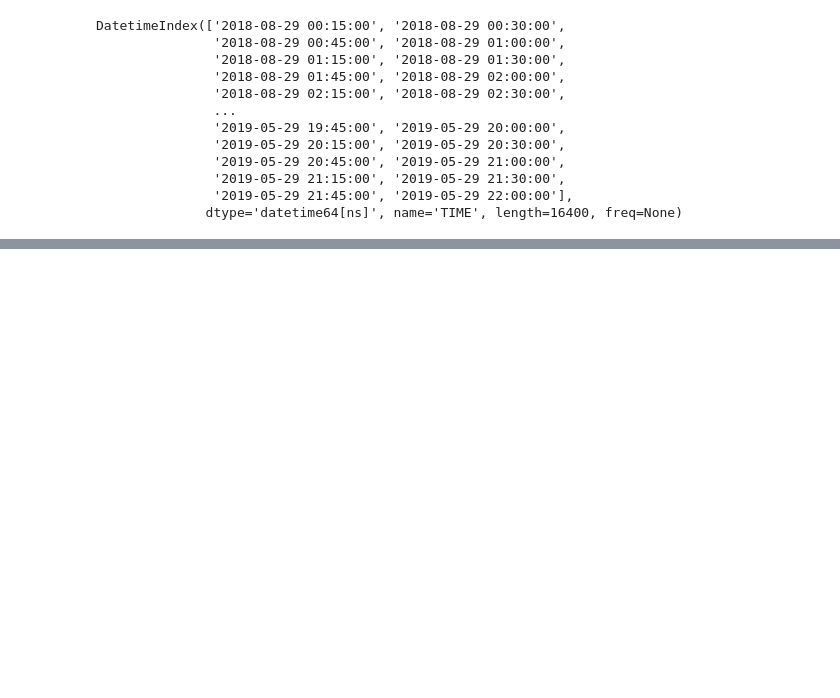
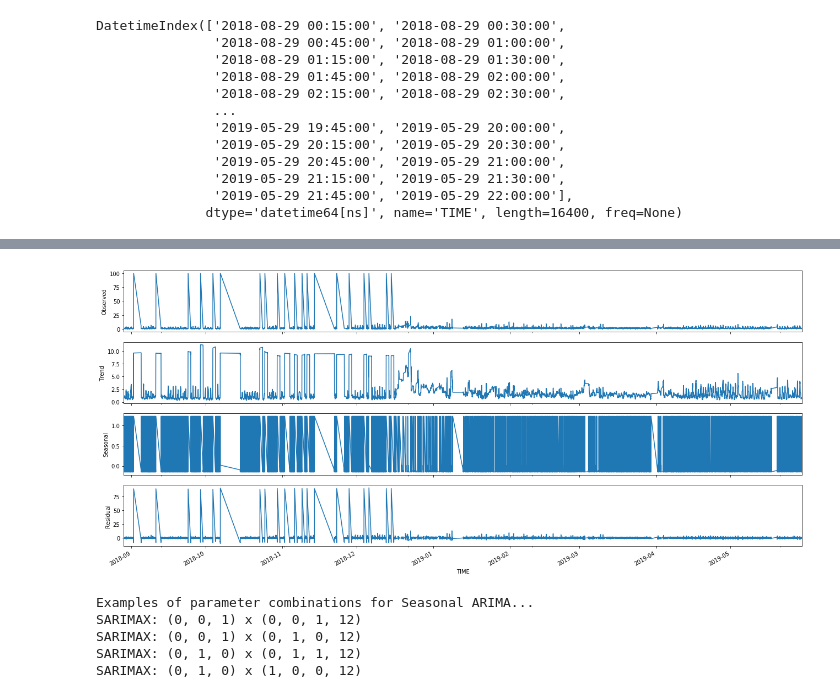
Before and after one commit to kaustav1996/utility_data_analysis, a Jupyter notebook: analyze_csv_data.ipynb, the cells around one changed output, grey strips where cells are left out. Cells and saved outputs as stored; diff of their text form; code cells hidden in the pictures; blank space fills up the shorter version.

```diff
--- a/analyze_csv_data.ipynb
+++ b/analyze_csv_data.ipynb
@@ -96,0 +85,35 @@ plt.plot(ts['2019-01-01'])
+# %%
+# ! pip install --upgrade Cython
+# ! pip install --upgrade git+https://github.com/statsmodels/statsmodels
+import statsmodels.api as sm
+
+from pylab import rcParams
+rcParams['figure.figsize'] = 18, 8
+decomposition = sm.tsa.seasonal_decompose(ts, model='additive', freq = 12)
+fig = decomposition.plot()
+plt.show()
+# %% [output]
+[figure, added]
+# %%
+import itertools
+# warnings.filterwarnings("ignore")
+plt.style.use('fivethirtyeight')
+import matplotlib
+matplotlib.rcParams['axes.labelsize'] = 14
+matplotlib.rcParams['xtick.labelsize'] = 12
+matplotlib.rcParams['ytick.labelsize'] = 12
+matplotlib.rcParams['text.color'] = 'k'
+p = d = q = range(0, 2)
+pdq = list(itertools.product(p, d, q))
+seasonal_pdq = [(x[0], x[1], x[2], 12) for x in list(itertools.product(p, d, q))]
+print('Examples of parameter combinations for Seasonal ARIMA...')
+print('SARIMAX: {} x {}'.format(pdq[1], seasonal_pdq[1]))
+print('SARIMAX: {} x {}'.format(pdq[1], seasonal_pdq[2]))
+print('SARIMAX: {} x {}'.format(pdq[2], seasonal_pdq[3]))
+print('SARIMAX: {} x {}'.format(pdq[2], seasonal_pdq[4]))
+# %% [output]
+Examples of parameter combinations for Seasonal ARIMA...
+SARIMAX: (0, 0, 1) x (0, 0, 1, 12)
+SARIMAX: (0, 0, 1) x (0, 1, 0, 12)
+SARIMAX: (0, 1, 0) x (0, 1, 1, 12)
+SARIMAX: (0, 1, 0) x (1, 0, 0, 12)
```
Also changed, not shown: parts of 9 cells of this notebook.
